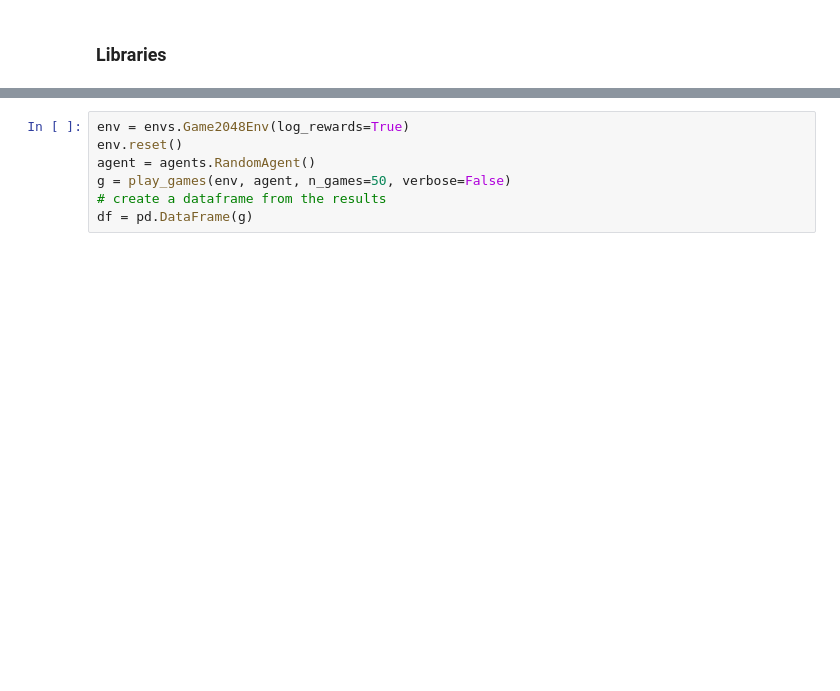
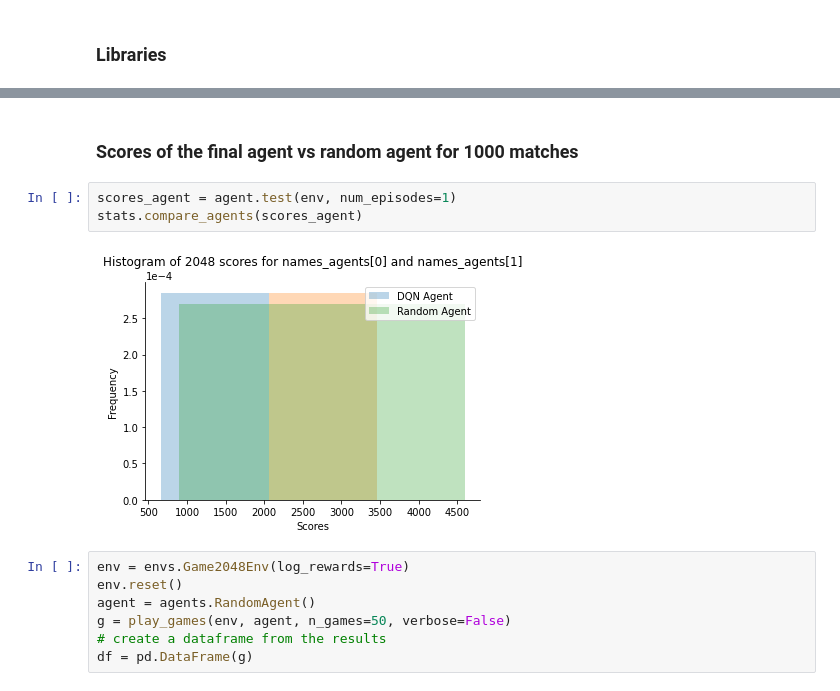
Before and after one commit to IsacPasianotto/2048-DRL, a Jupyter notebook: Report.ipynb, the cells around one changed output, grey strips where cells are left out. Saved outputs shown, nothing was run; the diff lists cells and outputs as text; blank space fills up the shorter version.

```diff
--- a/Report.ipynb
+++ b/Report.ipynb
@@ -40,3 +95,10 @@ stats.compare_agents(agent=agent, num_episodes=100)
+# %% [markdown]
+### Scores of the final agent vs random agent for 1000 matches
+# %%
+scores_agent = agent.test(env, num_episodes=1)
+stats.compare_agents(scores_agent)
+# %% [output]
+[figure, added]
 # %%
 env = envs.Game2048Env(log_rewards=True)
 env.reset()
```
Also changed, not shown: parts of 12 cells of this notebook, 18 other files.
